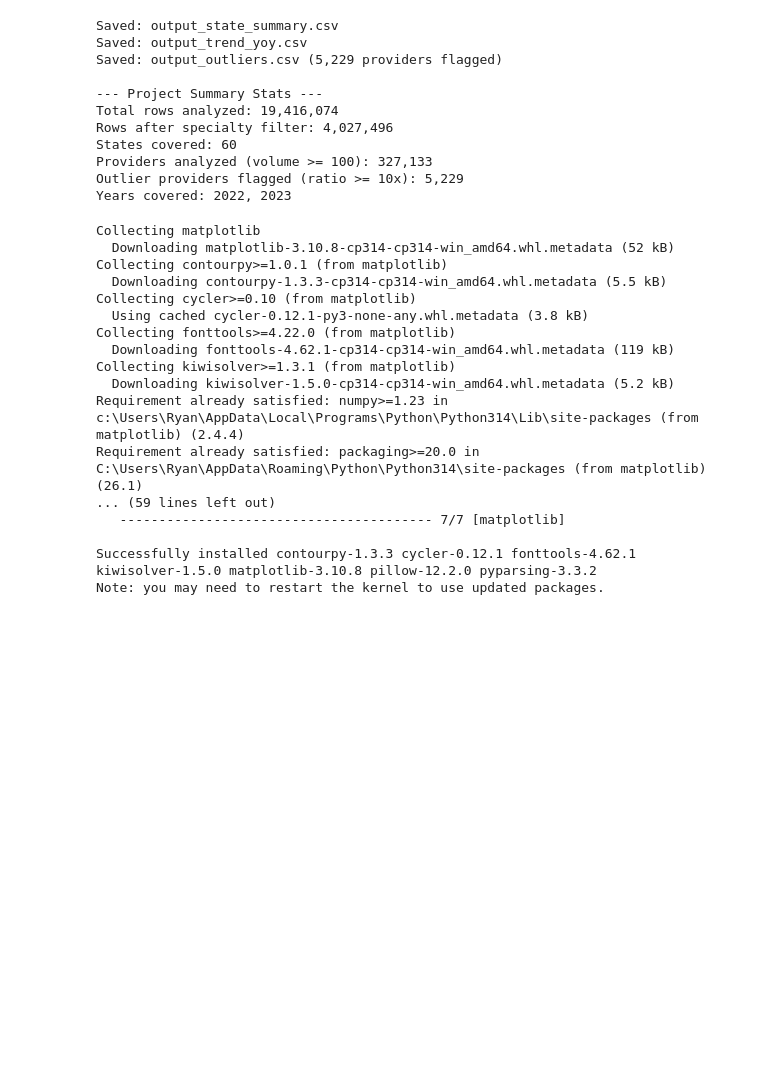
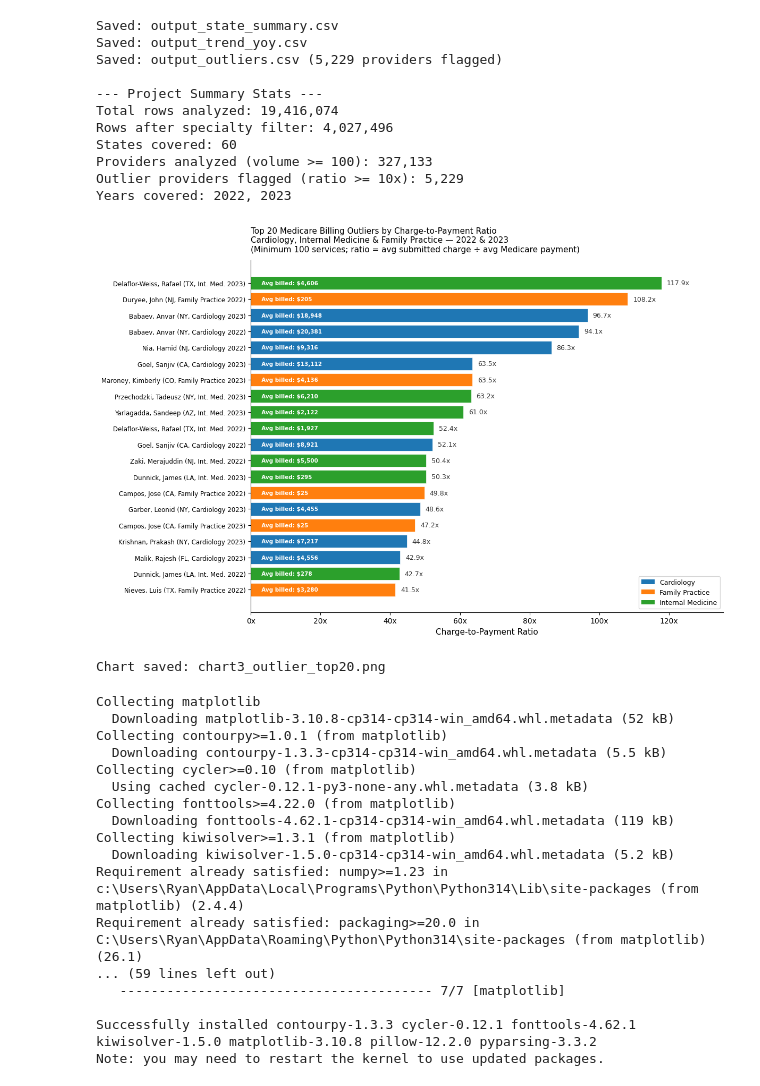
Before and after one commit to Clarkr06/medicare_analysis, a Jupyter notebook: analysis.ipynb, the cells around one changed output. Saved outputs shown, nothing was run; the diff lists cells and outputs as text; code cells hidden in the pictures; blank space fills up the shorter version.

Commit message:
Update outlier chart — replaced histogram with top 20 ranked bar chart

```diff
--- a/analysis.ipynb
+++ b/analysis.ipynb
@@ -341,6 +341,85 @@ States covered: 60
 Providers analyzed (volume >= 100): 327,133
 Outlier providers flagged (ratio >= 10x): 5,229
 Years covered: 2022, 2023
+# %%
+# --- Improved Chart 3: Top 20 Outlier Providers by Charge-to-Payment Ratio ---
+
+import matplotlib.pyplot as plt
+import matplotlib.ticker as mticker
+
+# Build a clean label for each provider
+top_outliers = outliers.nlargest(20, "charge_to_payment_ratio").copy()
+top_outliers["provider_label"] = (
+    top_outliers["Rndrng_Prvdr_Last_Org_Name"] + ", " +
+    top_outliers["Rndrng_Prvdr_First_Name"] + " (" +
+    top_outliers["Rndrng_Prvdr_State_Abrvtn"] + ", " +
+    top_outliers["Rndrng_Prvdr_Type"].str.replace("Internal Medicine", "Int. Med.") + " " +
+    top_outliers["year"].astype(str) + ")"
+)
+
+# Color by specialty
+color_map = {
+    "Cardiology":        "#1f77b4",
+    "Family Practice":   "#ff7f0e",
+    "Internal Medicine": "#2ca02c"
+}
+colors = top_outliers["Rndrng_Prvdr_Type"].map(color_map)
+
+fig, ax = plt.subplots(figsize=(12, 8))
+
+bars = ax.barh(
+    top_outliers["provider_label"],
+    top_outliers["charge_to_payment_ratio"],
+    color=colors,
+    edgecolor="white",
+    linewidth=0.5
+)
+
+# Add ratio value labels at the end of each bar
+for bar, val in zip(bars, top_outliers["charge_to_payment_ratio"]):
+    ax.text(
+        bar.get_width() + 1.5,
+        bar.get_y() + bar.get_height() / 2,
+        f"{val:.1f}x",
+        va="center", ha="left", fontsize=9, color="#333333"
+    )
+
+# Add avg charge annotation inside each bar
+for bar, charge in zip(bars, top_outliers["avg_charge"]):
+    ax.text(
+        2,
+        bar.get_y() + bar.get_height() / 2,
+        f"  Avg billed: ${charge:,.0f}",
+        va="center", ha="left", fontsize=7.5, color="white", fontweight="bold"
+    )
+
+ax.invert_yaxis()
+ax.set_xlabel("Charge-to-Payment Ratio", fontsize=11)
+ax.set_title(
+    "Top 20 Medicare Billing Outliers by Charge-to-Payment Ratio\n"
+    "Cardiology, Internal Medicine & Family Practice — 2022 & 2023\n"
+    "(Minimum 100 services; ratio = avg submitted charge ÷ avg Medicare payment)",
+    fontsize=11, loc="left", pad=12
+)
+
+# Legend
+from matplotlib.patches import Patch
+legend_elements = [Patch(facecolor=c, label=s) for s, c in color_map.items()]
+ax.legend(handles=legend_elements, loc="lower right", fontsize=9)
+
+ax.xaxis.set_major_formatter(mticker.FuncFormatter(lambda x, _: f"{x:.0f}x"))
+ax.set_xlim(0, top_outliers["charge_to_payment_ratio"].max() * 1.15)
+ax.spines["top"].set_visible(False)
+ax.spines["right"].set_visible(False)
+ax.tick_params(axis="y", labelsize=8.5)
+
+plt.tight_layout()
+plt.savefig("chart3_outlier_top20.png", dpi=150, bbox_inches="tight")
+plt.show()
+print("Chart saved: chart3_outlier_top20.png")
+# %% [output]
+[figure, added]
+Chart saved: chart3_outlier_top20.png
 # %%
 pip install matplotlib
 # %% [output]
```
Also changed, not shown: 2 other files.
